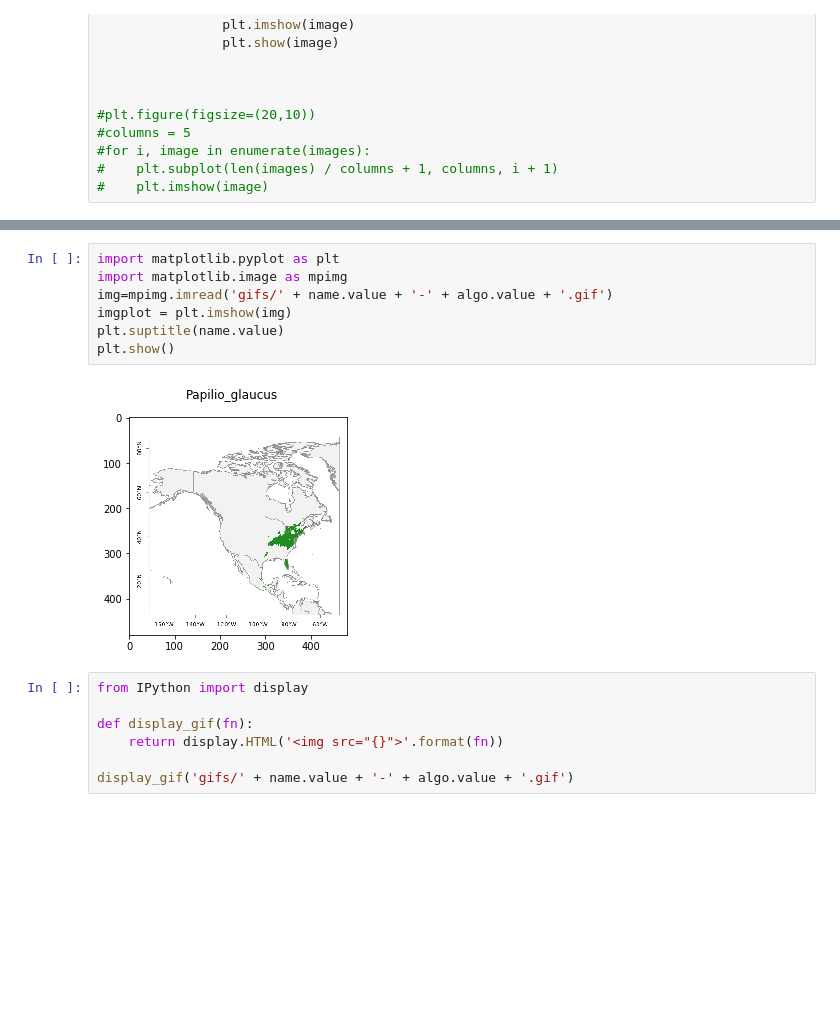
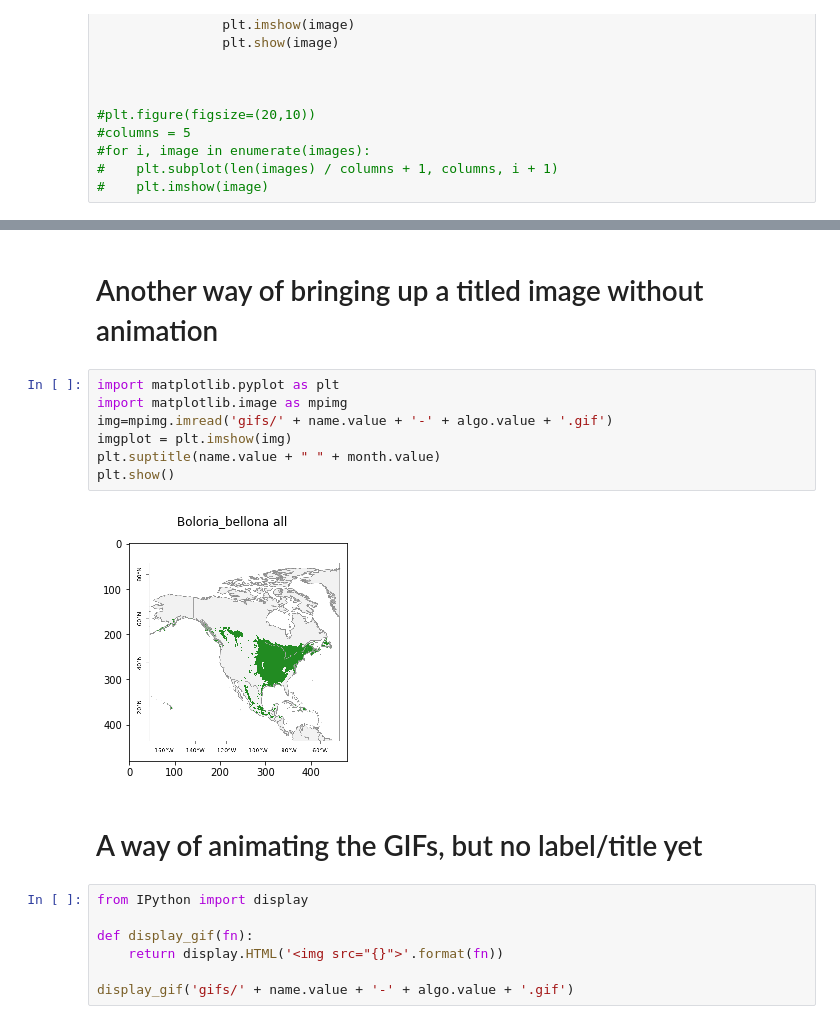
Before and after one commit to trillsauceda/playground, a Jupyter notebook: Command.ipynb, the cells around one changed output, grey strips where cells are left out. Drawn from its saved outputs; the diff is of its cells as text; blank space fills up the shorter version.

```diff
--- a/Command.ipynb
+++ b/Command.ipynb
@@ -162,12 +182,16 @@ imageio.mimsave('gifs/' + name.value + '-' + algo.value + '.gif', images, durati
+# %% [markdown]
+# Another way of bringing up a titled image without animation
 # %%
 import matplotlib.pyplot as plt
 import matplotlib.image as mpimg
 img=mpimg.imread('gifs/' + name.value + '-' + algo.value + '.gif')
 imgplot = plt.imshow(img)
-plt.suptitle(name.value)
+plt.suptitle(name.value + " " + month.value)
 plt.show()
 # %% [output]
-[figure, old version]
+[figure, new version]
+# %% [markdown]
+# A way of animating the GIFs, but no label/title yet
 # %%
 from IPython import display
 
```
Also changed, not shown: parts of 10 cells of this notebook, 1 other file.
